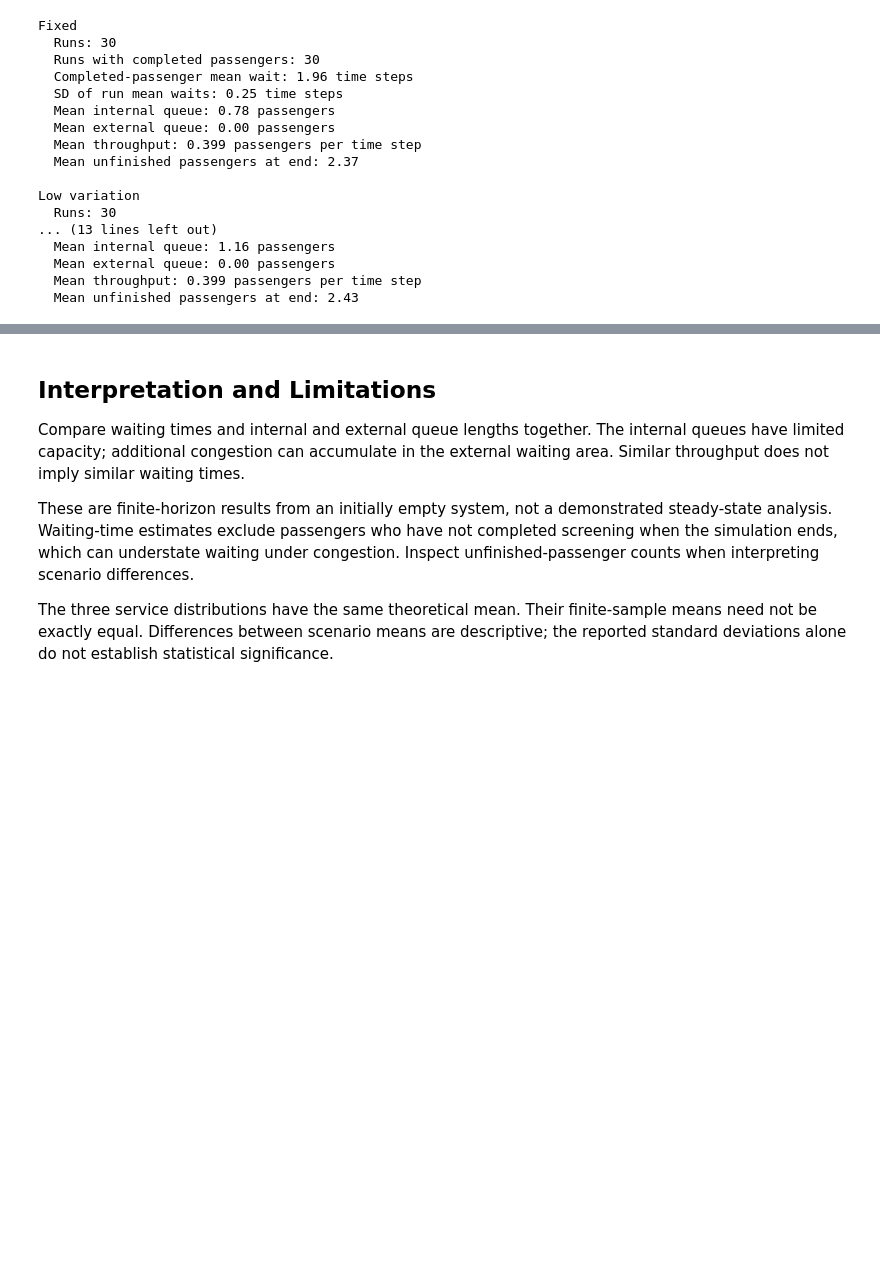
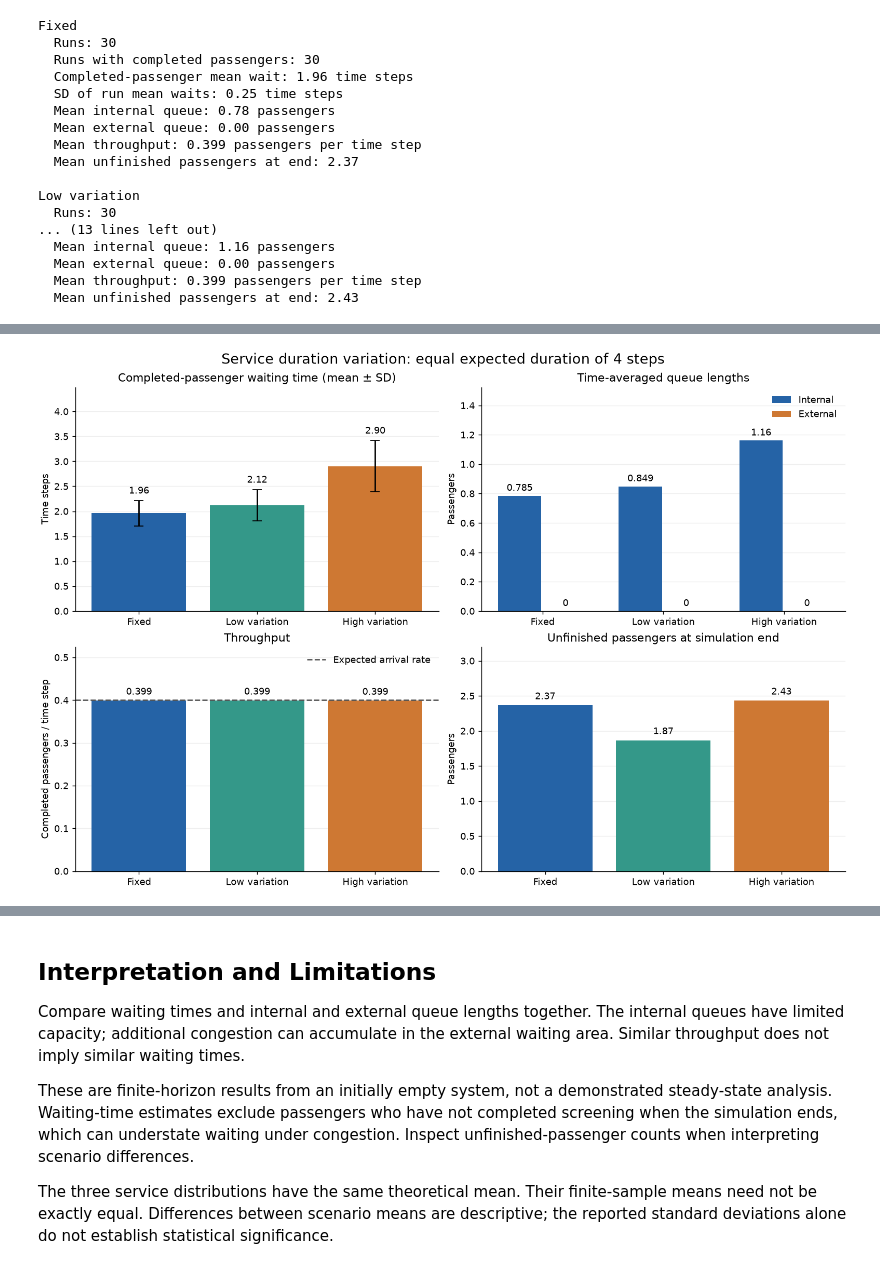
Before and after one commit to xAmyyang/4403Computational-Modelling, a Jupyter notebook: notebooks/processing_time_analysis.ipynb, the cells around one changed output, grey strips where cells are left out. Saved outputs shown, nothing was run; the diff lists cells and outputs as text; code cells hidden in the pictures; blank space fills up the shorter version.

```diff
--- a/notebooks/processing_time_analysis.ipynb
+++ b/notebooks/processing_time_analysis.ipynb
@@ -197,0 +205,47 @@ Low variation
+# %%
+labels = [result["scenario"] for result in summary_results]
+x = np.arange(len(labels))
+colors = ["#2563A6", "#349889", "#CE7833"]
+
+with plt.rc_context({"font.size": 10, "axes.spines.top": False,
+                     "axes.spines.right": False}):
+    fig, axes = plt.subplots(2, 2, figsize=(12, 8), layout="constrained")
+    fig.suptitle("Service duration variation: equal expected duration of 4 steps", fontsize=15)
+
+    waits = [result["mean_wait"] for result in summary_results]
+    errors = [result["sd_wait"] for result in summary_results]
+    bars = axes[0, 0].bar(x, waits, yerr=errors, capsize=5, color=colors)
+    axes[0, 0].bar_label(bars, fmt="%.2f", padding=5)
+    axes[0, 0].set(title="Completed-passenger waiting time (mean ± SD)", ylabel="Time steps")
+
+    for offset, key, label, color in [
+        (-0.19, "mean_internal_queue", "Internal", "#2563A6"),
+        (0.19, "mean_external_queue", "External", "#CE7833"),
+    ]:
+        values = [result[key] for result in summary_results]
+        bars = axes[0, 1].bar(x + offset, values, width=0.36, label=label, color=color)
+        axes[0, 1].bar_label(bars, labels=[f"{v:.3g}" for v in values], padding=3)
+    axes[0, 1].set(title="Time-averaged queue lengths", ylabel="Passengers")
+    axes[0, 1].legend(frameon=False)
+
+    rates = [result["mean_throughput_rate"] for result in summary_results]
+    bars = axes[1, 0].bar(x, rates, color=colors)
+    axes[1, 0].bar_label(bars, fmt="%.3f", padding=4)
+    axes[1, 0].axhline(base_parameters["arrival_rate"], color="#555555", linestyle="--",
+                       label="Expected arrival rate")
+    axes[1, 0].set(title="Throughput", ylabel="Completed passengers / time step")
+    axes[1, 0].legend(frameon=False)
+
+    unfinished = [result["mean_unfinished_passengers"] for result in summary_results]
+    bars = axes[1, 1].bar(x, unfinished, color=colors)
+    axes[1, 1].bar_label(bars, fmt="%.2f", padding=4)
+    axes[1, 1].set(title="Unfinished passengers at simulation end", ylabel="Passengers")
+
+    for ax in axes.flat:
+        ax.set_xticks(x, labels)
+        ax.set_ylim(0, max(ax.get_ylim()[1] * 1.25, 0.1))
+        ax.grid(axis="y", alpha=0.2)
+        ax.set_axisbelow(True)
+    plt.show()
+# %% [output]
+[figure, added]
```
Also changed, not shown: parts of 4 cells of this notebook, 3 other files.
